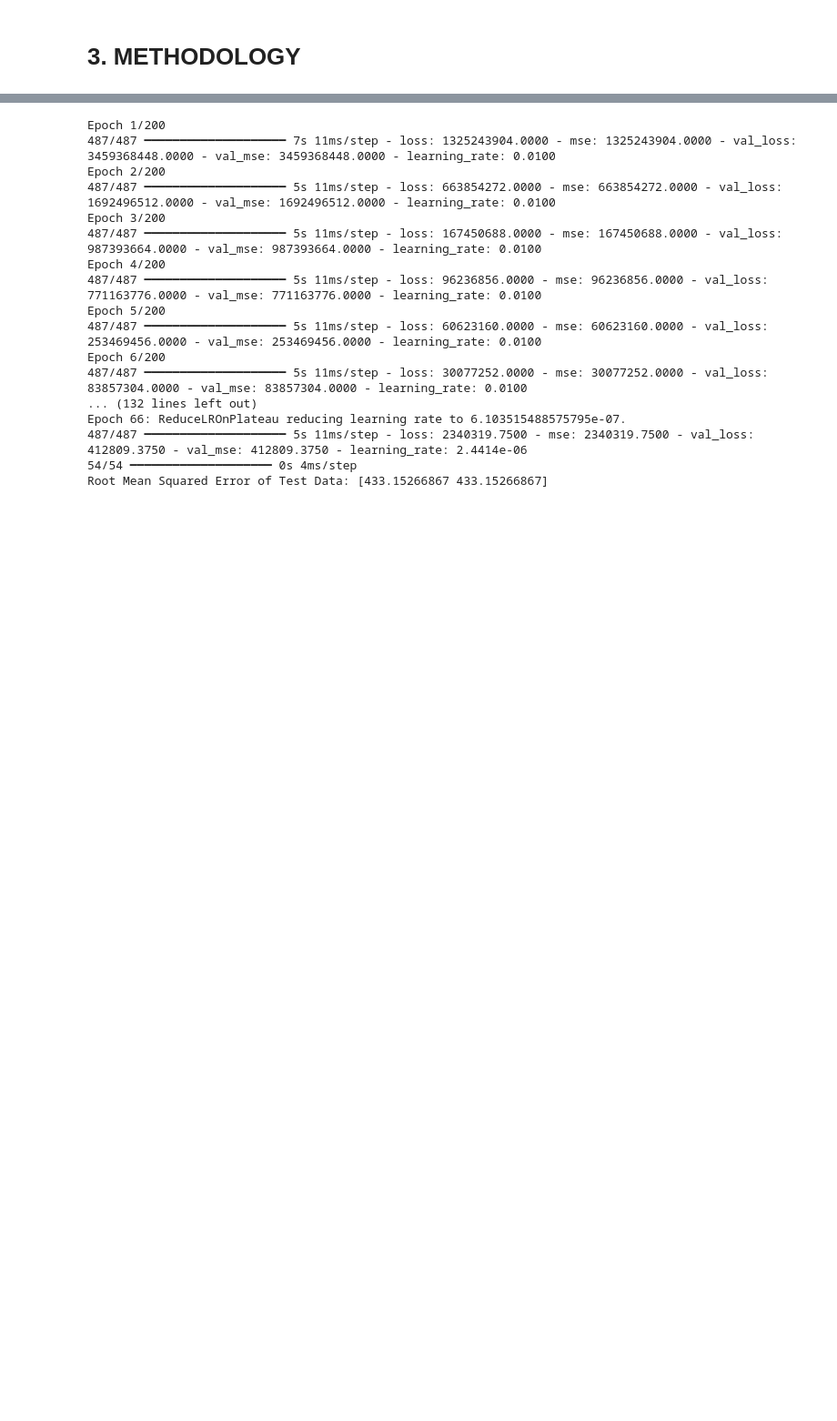
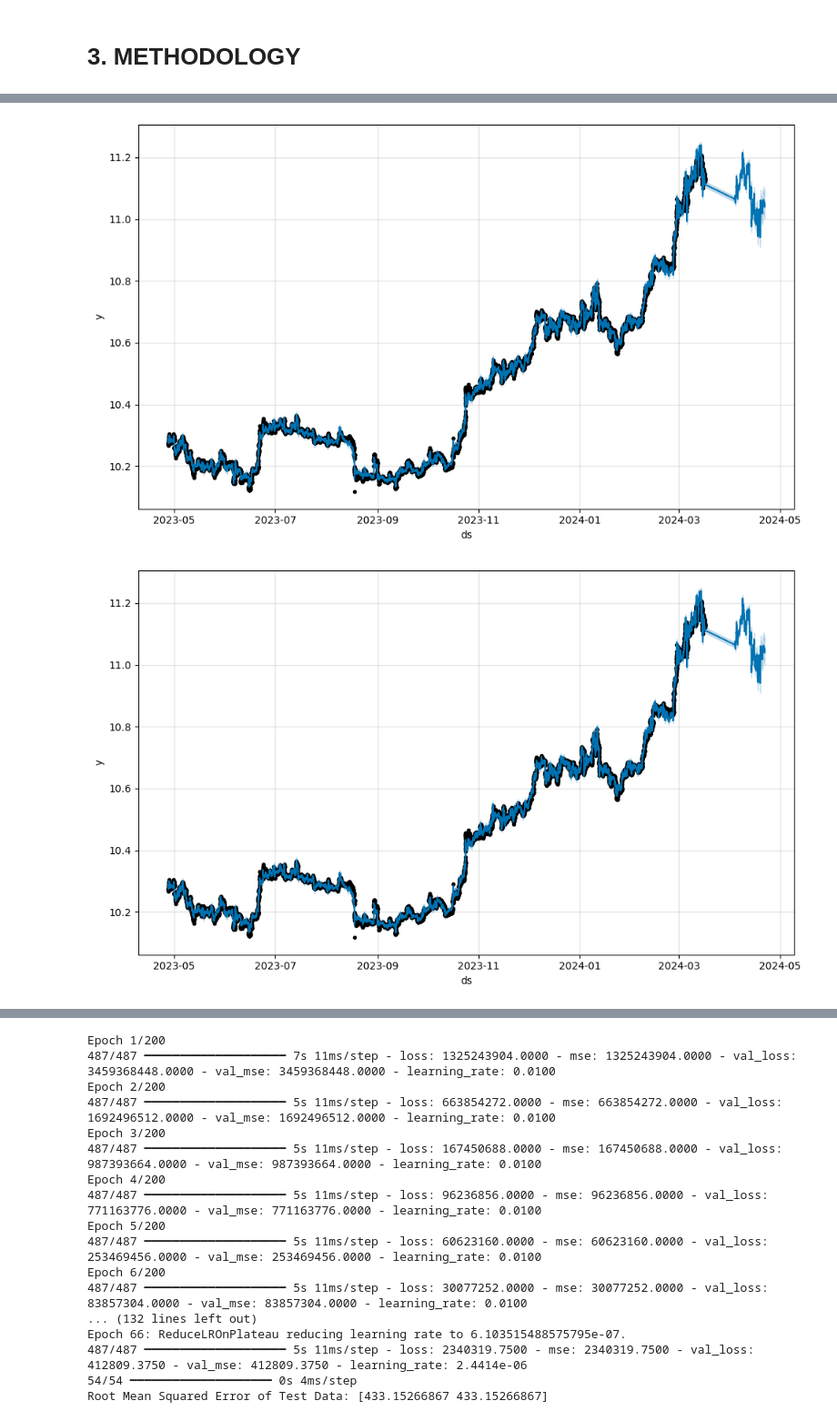
Before and after one commit to emrecobann/SurfingBTCWaves, a Jupyter notebook: SurfingBTC.ipynb, the cells around one changed output, grey strips where cells are left out. Shown at 91% size. Drawn from its saved outputs; the diff is of its cells as text; code cells hidden in the pictures; blank space fills up the shorter version.

Commit message:
feat(SurfingBTC.ipynb): File structures and models are updated

```diff
--- a/SurfingBTC.ipynb
+++ b/SurfingBTC.ipynb
@@ -659,0 +555,3 @@ def sliding_window_generator(x_df, y_df, window_size, step_size):
+# %%
+# Copy original train_df to use further
+prophet_df = train_df.copy()
@@ -659,0 +577,11 @@ def sliding_window_generator(x_df, y_df, window_size, step_size):
+# %%
+# Build and train model
+prophet_model = Prophet()
+
+regressor_list = ['open', 'high', 'low', 'estimatedBotCount', 'globalAccounts_LS', 'topTraderAccounts_LS',
+                  'topTraderPositions_LS', 'WhaleRetailPosition', 'BuyingOrderQuantity', 'SellingOrderQuantity']
+
+for regressor in regressor_list:
+    prophet_model.add_regressor(regressor)
+
+prophet_model.fit(prophet_train)
@@ -659,0 +592,14 @@ def sliding_window_generator(x_df, y_df, window_size, step_size):
+# %%
+# Preprocess the test data to use for Prophet model
+prophet_df = pd.concat([prophet_df, test_df], ignore_index=False)
+prophet_df = prophet_df.rename(columns={"close": "y"})
+prophet_df["ds"] = prophet_df.index.tz_localize(None)
+prophet_df.reset_index(drop=True, inplace=True)
+
+# Create future data for Prophet model
+future_data = prophet_model.make_future_dataframe(periods=96, freq="15min")
+future_data = prophet_df[['open', 'high', 'low', 'estimatedBotCount', 'globalAccounts_LS', 'topTraderAccounts_LS',
+                          'topTraderPositions_LS', 'WhaleRetailPosition', 'BuyingOrderQuantity', 'SellingOrderQuantity',
+                          'ds']]
+
+future_data.head(5)
@@ -659,0 +613,8 @@ def sliding_window_generator(x_df, y_df, window_size, step_size):
+# %%
+# Forecasting with test data
+prophet_forecast_data = prophet_model.predict(future_data)
+
+# Display the last 5 predictions
+prophet_forecast_data[['open', 'high', 'low', 'estimatedBotCount', 'globalAccounts_LS', 'topTraderAccounts_LS',
+               'topTraderPositions_LS', 'WhaleRetailPosition', 'BuyingOrderQuantity', 'SellingOrderQuantity',
+               'ds']].tail(5)
@@ -659,0 +628,6 @@ def sliding_window_generator(x_df, y_df, window_size, step_size):
+# %%
+# Plot the information from Prophet model
+prophet_model.plot(prophet_forecast_data)
+# %% [output]
+[figure, added]
+[figure, added]
```
Also changed, not shown: parts of 77 cells of this notebook.
